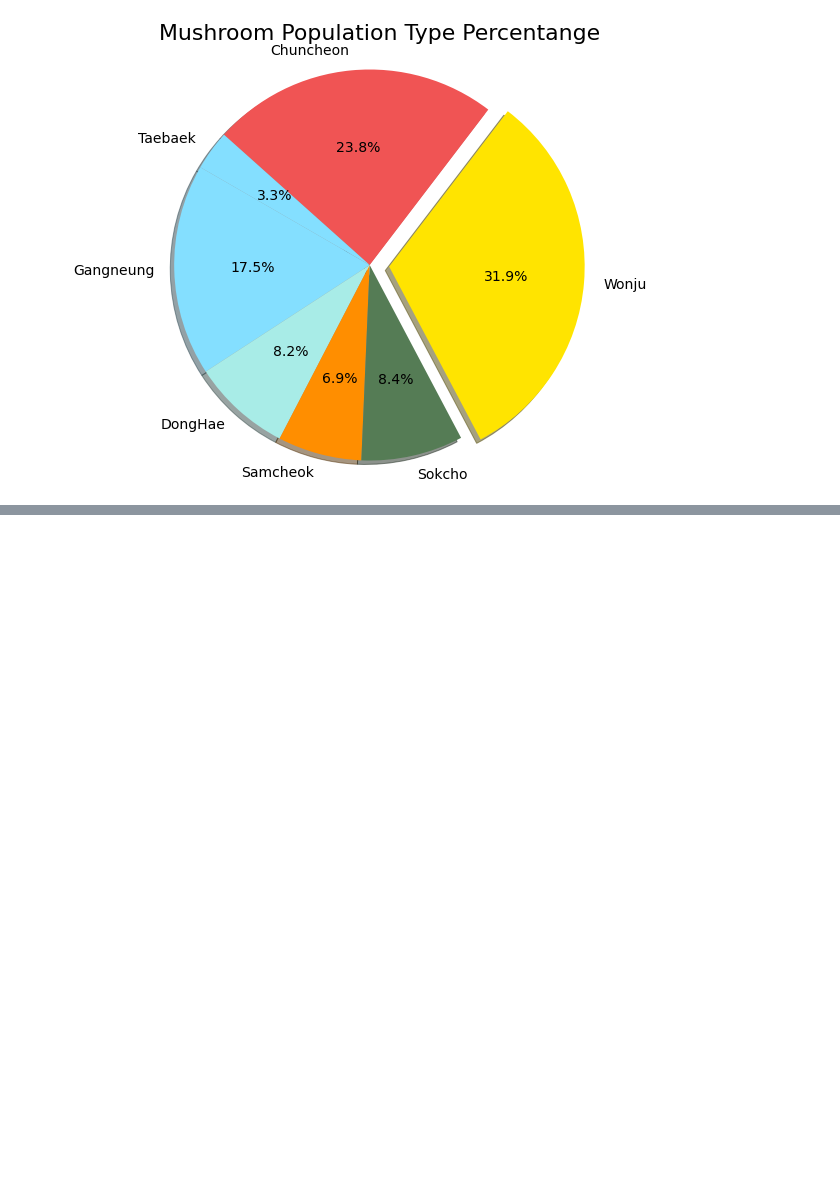
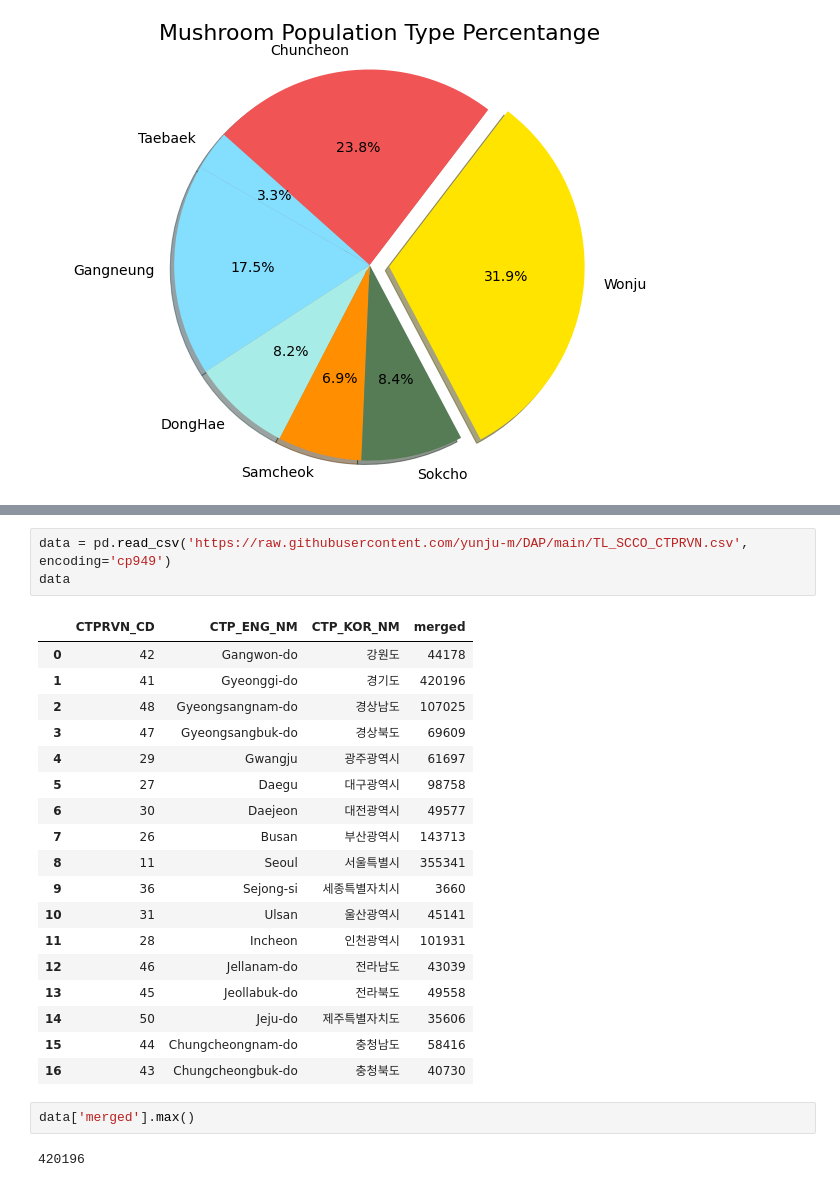
Before and after one commit to yunju-m/DAP, a Jupyter notebook: project.ipynb, the cells around one changed output, grey strips where cells are left out. Cells and saved outputs as stored; diff of their text form; blank space fills up the shorter version.

```diff
--- a/project.ipynb
+++ b/project.ipynb
@@ -281,0 +320,26 @@ plt.show()
+# %%
+data = pd.read_csv('https://raw.githubusercontent.com/yunju-m/DAP/main/TL_SCCO_CTPRVN.csv', encoding='cp949')
+data
+# %% [output]
+|  | CTPRVN_CD | CTP_ENG_NM | CTP_KOR_NM | merged |
+| 0 | 42 | Gangwon-do | 강원도 | 44178 |
+| 1 | 41 | Gyeonggi-do | 경기도 | 420196 |
+| 2 | 48 | Gyeongsangnam-do | 경상남도 | 107025 |
+| 3 | 47 | Gyeongsangbuk-do | 경상북도 | 69609 |
+| 4 | 29 | Gwangju | 광주광역시 | 61697 |
+| 5 | 27 | Daegu | 대구광역시 | 98758 |
+| 6 | 30 | Daejeon | 대전광역시 | 49577 |
+| 7 | 26 | Busan | 부산광역시 | 143713 |
+| 8 | 11 | Seoul | 서울특별시 | 355341 |
+| 9 | 36 | Sejong-si | 세종특별자치시 | 3660 |
+| 10 | 31 | Ulsan | 울산광역시 | 45141 |
+| 11 | 28 | Incheon | 인천광역시 | 101931 |
+| 12 | 46 | Jellanam-do | 전라남도 | 43039 |
+| 13 | 45 | Jeollabuk-do | 전라북도 | 49558 |
+| 14 | 50 | Jeju-do | 제주특별자치도 | 35606 |
+| 15 | 44 | Chungcheongnam-do | 충청남도 | 58416 |
+| 16 | 43 | Chungcheongbuk-do | 충청북도 | 40730 |
+# %%
+data['merged'].max()
+# %% [output]
+420196
```
Also changed, not shown: parts of 11 cells of this notebook.
